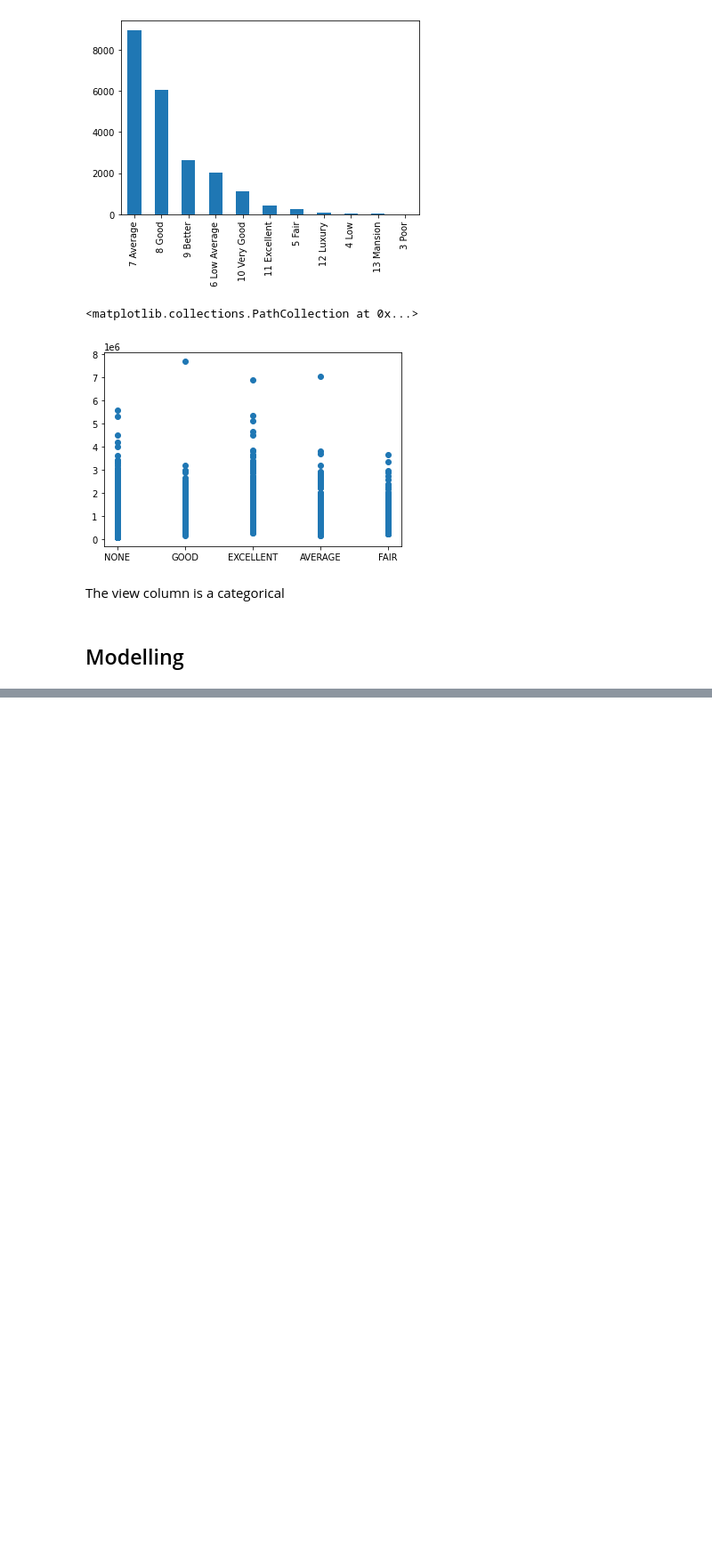
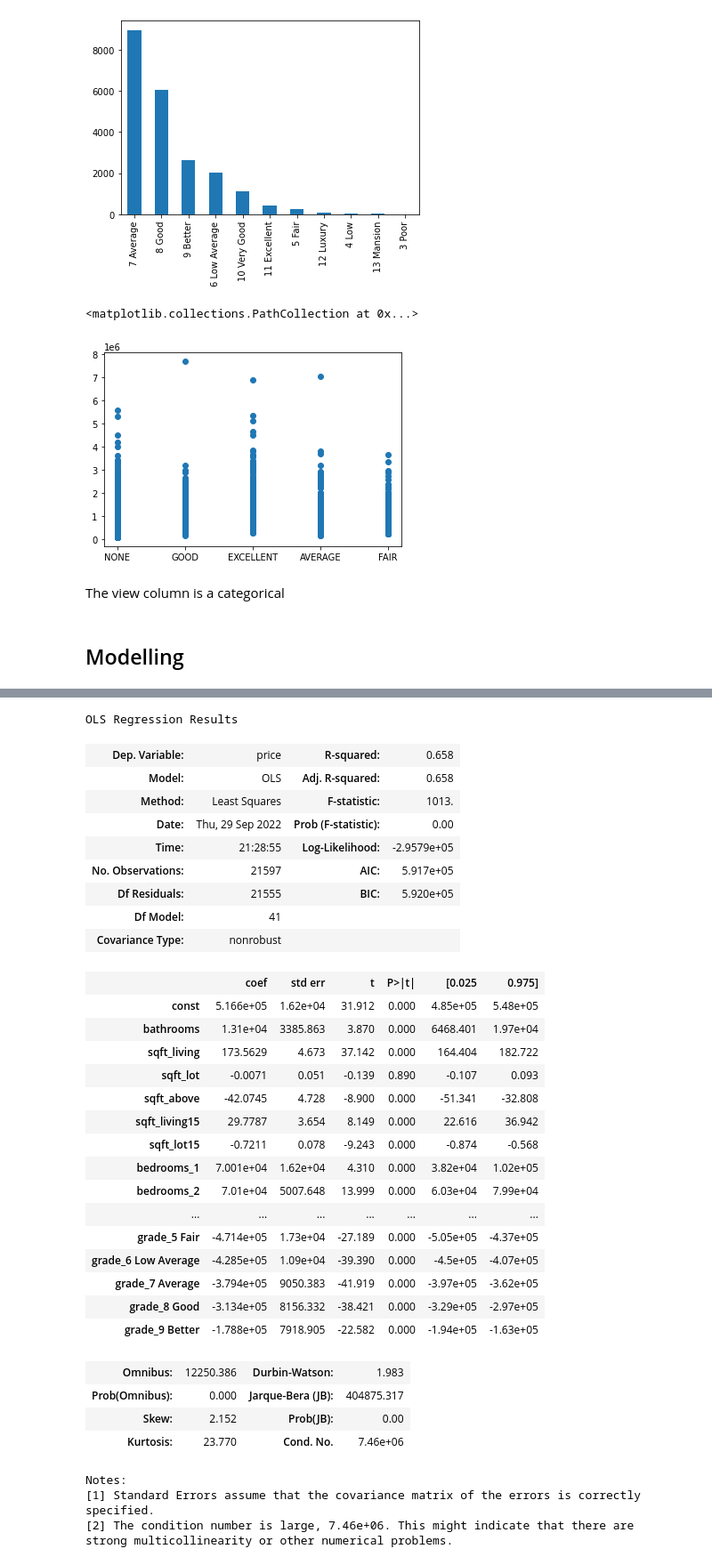
Before and after one commit to felix-n12/kingcounty, a Jupyter notebook: student-checkpoint.ipynb, the cells around one changed output, grey strips where cells are left out. Shown at 89% size. Cells and saved outputs as stored; diff of their text form; code cells hidden in the pictures; blank space fills up the shorter version.

Commit message:
Start of modelling

```diff
--- a/student-checkpoint.ipynb
+++ b/student-checkpoint.ipynb
@@ -372,0 +373,16 @@ import statsmodels.api as sm
+# %%
+# Formulating the dummy variables for  bedrooms,floors,
+co1_rel_house=rel_house_data.copy()
+co1_rel_house=co1_rel_house.drop(['price'],axis=1)
+#Converting bedrooms,floors,bathrooms to category
+co1_rel_house['bedrooms']=co1_rel_house['bedrooms'].astype('category')
+co1_rel_house['floors']=co1_rel_house['floors'].astype('category')
+
+#finding
+co1_rel_house=pd.get_dummies(co1_rel_house,columns=['bedrooms','floors'])
+#Choosing the reference category as houses with three bedrooms and one floor
+co1_rel_house=co1_rel_house.drop(['bedrooms_3','floors_1.0'],axis=1)
+# %%
+co1_rel_house=pd.get_dummies(co1_rel_house,columns=['view','waterfront','condition','grade'],drop_first=True)
+# %%
+co1_rel_house=co1_rel_house.drop(['sqft_basement'],axis=1)
@@ -372,0 +423,50 @@ import statsmodels.api as sm
+# %%
+Xs=co1_rel_house[['bathrooms', 'sqft_living', 'sqft_lot', 'sqft_above', 'sqft_living15',
+       'sqft_lot15', 'bedrooms_1', 'bedrooms_2', 'bedrooms_4', 'bedrooms_5',
+       'bedrooms_6', 'bedrooms_7', 'bedrooms_8', 'bedrooms_9', 'bedrooms_10',
+       'bedrooms_11', 'bedrooms_33', 'floors_1.5', 'floors_2.0', 'floors_2.5',
+       'floors_3.0', 'floors_3.5', 'view_EXCELLENT', 'view_FAIR', 'view_GOOD',
+       'view_NONE', 'waterfront_YES', 'condition_Fair', 'condition_Good',
+       'condition_Poor', 'condition_Very Good', 'grade_11 Excellent',
+       'grade_12 Luxury', 'grade_13 Mansion', 'grade_3 Poor', 'grade_4 Low',
+       'grade_5 Fair', 'grade_6 Low Average', 'grade_7 Average',
+       'grade_8 Good', 'grade_9 Better']]
+# %%
+model3=sm.OLS(endog=rel_house_data['price'],exog=sm.add_constant(Xs))
+results3=model3.fit()
+results3.summary()
+# %% [output]
+OLS Regression Results
+| Dep. Variable: | price | R-squared: | 0.658 |
+| Model: | OLS | Adj. R-squared: | 0.658 |
+| Method: | Least Squares | F-statistic: | 1013. |
+| Date: | Thu, 29 Sep 2022 | Prob (F-statistic): | 0.00 |
+| Time: | 21:28:55 | Log-Likelihood: | -2.9579e+05 |
+| No. Observations: | 21597 | AIC: | 5.917e+05 |
+| Df Residuals: | 21555 | BIC: | 5.920e+05 |
+| Df Model: | 41 |  |  |
+| Covariance Type: | nonrobust |  |  |
+|  | coef | std err | t | P>|t| | [0.025 | 0.975] |
+| const | 5.166e+05 | 1.62e+04 | 31.912 | 0.000 | 4.85e+05 | 5.48e+05 |
+| bathrooms | 1.31e+04 | 3385.863 | 3.870 | 0.000 | 6468.401 | 1.97e+04 |
+| sqft_living | 173.5629 | 4.673 | 37.142 | 0.000 | 164.404 | 182.722 |
+| sqft_lot | -0.0071 | 0.051 | -0.139 | 0.890 | -0.107 | 0.093 |
+| sqft_above | -42.0745 | 4.728 | -8.900 | 0.000 | -51.341 | -32.808 |
+| sqft_living15 | 29.7787 | 3.654 | 8.149 | 0.000 | 22.616 | 36.942 |
+| sqft_lot15 | -0.7211 | 0.078 | -9.243 | 0.000 | -0.874 | -0.568 |
+| bedrooms_1 | 7.001e+04 | 1.62e+04 | 4.310 | 0.000 | 3.82e+04 | 1.02e+05 |
+| bedrooms_2 | 7.01e+04 | 5007.648 | 13.999 | 0.000 | 6.03e+04 | 7.99e+04 |
+| ... | ... | ... | ... | ... | ... | ... |
+| grade_5 Fair | -4.714e+05 | 1.73e+04 | -27.189 | 0.000 | -5.05e+05 | -4.37e+05 |
+| grade_6 Low Average | -4.285e+05 | 1.09e+04 | -39.390 | 0.000 | -4.5e+05 | -4.07e+05 |
+| grade_7 Average | -3.794e+05 | 9050.383 | -41.919 | 0.000 | -3.97e+05 | -3.62e+05 |
+| grade_8 Good | -3.134e+05 | 8156.332 | -38.421 | 0.000 | -3.29e+05 | -2.97e+05 |
+| grade_9 Better | -1.788e+05 | 7918.905 | -22.582 | 0.000 | -1.94e+05 | -1.63e+05 |
+| Omnibus: | 12250.386 | Durbin-Watson: | 1.983 |
+| Prob(Omnibus): | 0.000 | Jarque-Bera (JB): | 404875.317 |
+| Skew: | 2.152 | Prob(JB): | 0.00 |
+| Kurtosis: | 23.770 | Cond. No. | 7.46e+06 |
+Notes:
+[1] Standard Errors assume that the covariance matrix of the errors is correctly specified.
+[2] The condition number is large, 7.46e+06. This might indicate that there are
+strong multicollinearity or other numerical problems.
```
Also changed, not shown: parts of 9 cells of this notebook.
